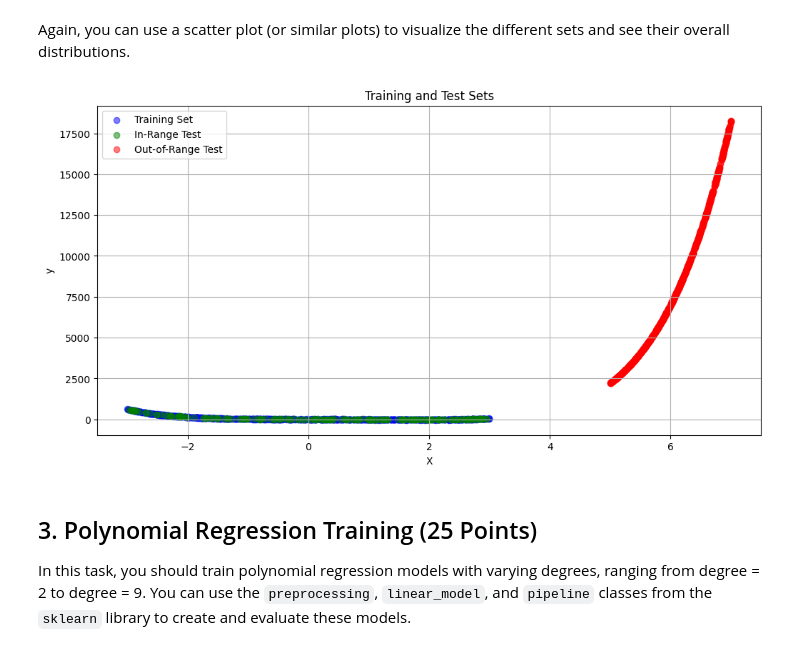
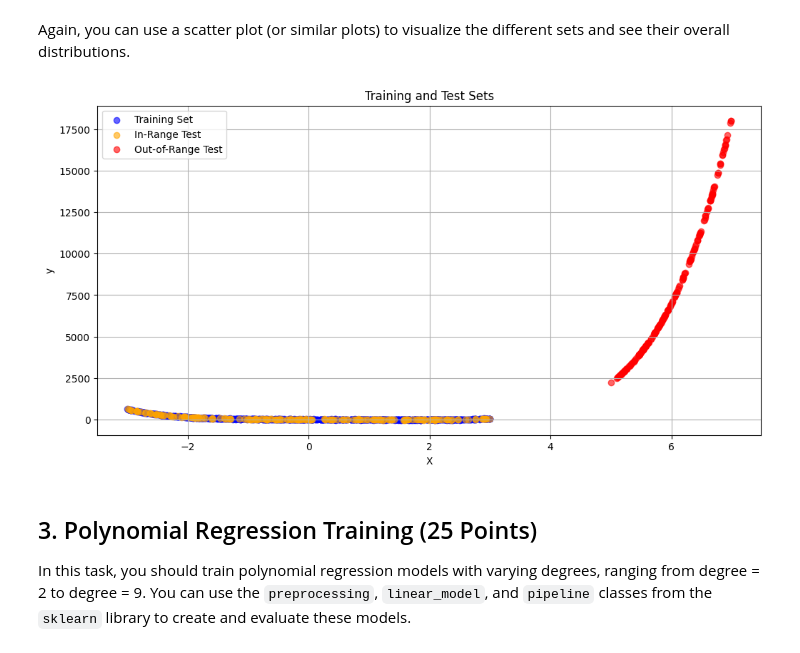
Before and after one commit to Matirix/COMP8085Assn2, a Jupyter notebook: Assignment2.ipynb, the cells around one changed output. Saved outputs shown, nothing was run; the diff lists cells and outputs as text; code cells hidden in the pictures.

```diff
--- a/Assignment2.ipynb
+++ b/Assignment2.ipynb
@@ -81,18 +81,14 @@ Ensure that the two test sets (In-Range and Out-of-Range) have the same length.
 from sklearn.model_selection import train_test_split
 # TODO: Split dataset into the training and the in-range testing sets
 # Split dataset into training and in-range testing sets
-# Note: X values are input [[]] and y values are ouput []
-X_train, X_test_in_range, y_train, y_test_in_range = train_test_split(
-    X, y,
-    test_size=0.2,
-    # random_state=42
-)
+# Note to self: X values are input [[]] and y values are ouput []
+# Another note to self: random_state is set to 42 like in the warm up for consistent results
+X_train, X_test_in_range, y_train, y_test_in_range = train_test_split(X, y, test_size=0.2, random_state=42)
 
 # Generate out-of-range testing set with same length as in-range test set
-num_test_samples = len(X_test_in_range)
 X_test_out_range, y_test_out_range = generate_dataset(
-    5, 7,
-    # num_samples=num_test_samples,
+    5, 7, # in range is (-3,3) so out of range would be (5,7)
+    num_samples=len(X_test_in_range),
     noise_std=10.0
 )
 # %% [markdown]
@@ -100,17 +96,17 @@ Again, you can use a scatter plot (or similar plots) to visualize the different
 # %%
 # TODO: Visualize the sets using scatter (or other plots)
 plt.figure(figsize=(12, 6))
-plt.scatter(X_train, y_train, alpha=0.5, label='Training Set', color='blue')
-plt.scatter(X_test_in_range, y_test_in_range, alpha=0.5, label='In-Range Test', color='green')
-plt.scatter(X_test_out_range, y_test_out_range, alpha=0.5, label='Out-of-Range Test', color='red')
+plt.scatter(X_train, y_train, alpha=0.6, label='Training Set', color='blue')
+plt.scatter(X_test_in_range, y_test_in_range, alpha=0.6, label='In-Range Test', color='orange')
+plt.scatter(X_test_out_range, y_test_out_range, alpha=0.6, label='Out-of-Range Test', color='red')
 plt.xlabel('X')
 plt.ylabel('y')
 plt.title('Training and Test Sets')
 plt.legend()
 plt.grid(True)
 plt.show()
 # %% [output]
-[figure, old version]
+[figure, new version]
 # %% [markdown]
 ## 3. Polynomial Regression Training (25 Points)
 
```
Also changed, not shown: parts of 25 cells of this notebook.
